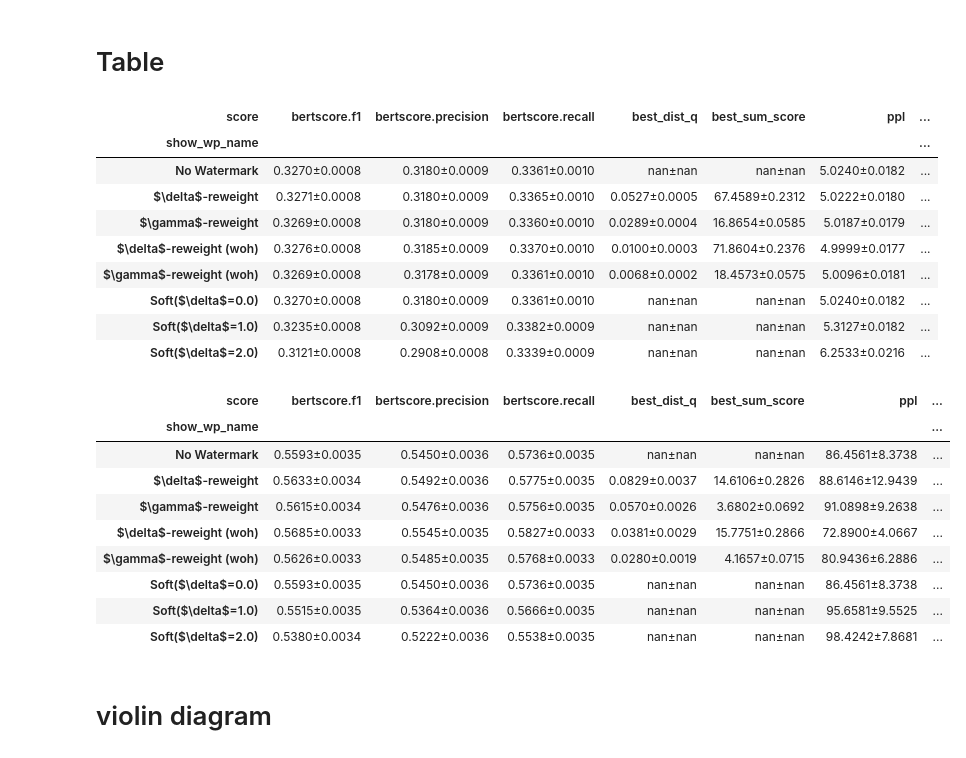
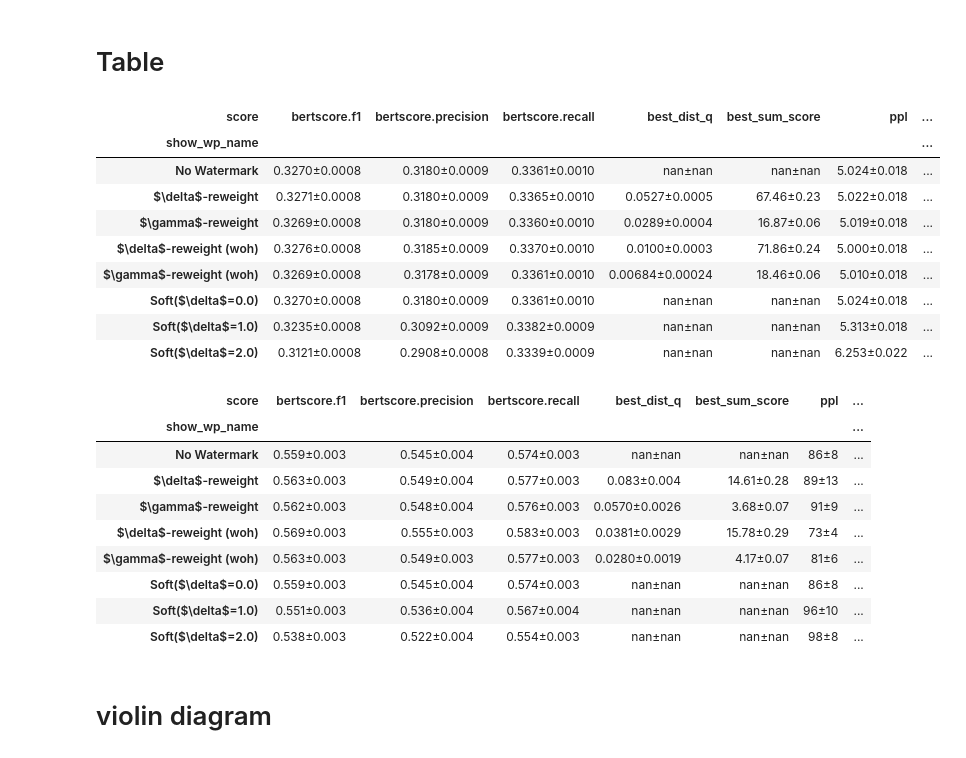
Before and after one commit to xiaoniu-578fa6bff964d005/UnbiasedWatermark, a Jupyter notebook: plot.ipynb, the cells around one changed output. Drawn from its saved outputs; the diff is of its cells as text; code cells hidden in the pictures.

```diff
--- a/plot.ipynb
+++ b/plot.ipynb
@@ -83,17 +83,25 @@ def sample_df_2_stat(df, bootstrap=False, show_wp=None):
         value_name="value",
     )
     sdf = sdf.groupby(["show_wp_name", "score"]).agg(["mean", "std", "count"])
-    if not bootstrap:
-        format_fn = lambda x: "{:.4f}±{:.4f}".format(
-            x["mean"], x["std"] / np.sqrt(x["count"])
-        )
-    else:
-        format_fn = lambda x: "{:.4f}±{:.4f}".format(x["mean"], x["std"])
+
+    def format_fn(x):
+        mean = x["mean"]
+        if not bootstrap:
+            std = x["std"] / np.sqrt(x["count"])
+        else:
+            std = x["std"]
+        if not np.isfinite(std):
+            return f"{mean:.2f}±{std:.2f}"
+        useful_digits = np.max(-int(np.floor(np.log10(std / 3))), 0)
+        fmt_str = f"{{:.{useful_digits}f}}±{{:.{useful_digits}f}}"
+        return fmt_str.format(mean, std)
+
     sdf = sdf["value"].apply(format_fn, axis=1).unstack()
     if show_wp:
         sdf = sdf.loc[show_wp]
     return sdf
 
+
 def merge_stat_df(df1, df2):
     df = pd.merge(df1, df2, left_index=True, right_index=True)
     return df
@@ -106,27 +114,30 @@ sample_df_2_stat(tsdf, show_wp=show_wp)
 # %% [output]
 | score | bertscore.f1 | bertscore.precision | bertscore.recall | best_dist_q | best_sum_score | ppl | ... |
 | show_wp_name |  |  |  |  |  |  | ... |
-| No Watermark | 0.3270±0.0008 | 0.3180±0.0009 | 0.3361±0.0010 | nan±nan | nan±nan | 5.0240±0.0182 | ... |
-| $\delta$-reweight | 0.3271±0.0008 | 0.3180±0.0009 | 0.3365±0.0010 | 0.0527±0.0005 | 67.4589±0.2312 | 5.0222±0.0180 | ... |
-| $\gamma$-reweight | 0.3269±0.0008 | 0.3180±0.0009 | 0.3360±0.0010 | 0.0289±0.0004 | 16.8654±0.0585 | 5.0187±0.0179 | ... |
-| $\delta$-reweight (woh) | 0.3276±0.0008 | 0.3185±0.0009 | 0.3370±0.0010 | 0.0100±0.0003 | 71.8604±0.2376 | 4.9999±0.0177 | ... |
-| $\gamma$-reweight (woh) | 0.3269±0.0008 | 0.3178±0.0009 | 0.3361±0.0010 | 0.0068±0.0002 | 18.4573±0.0575 | 5.0096±0.0181 | ... |
-| Soft($\delta$=0.0) | 0.3270±0.0008 | 0.3180±0.0009 | 0.3361±0.0010 | nan±nan | nan±nan | 5.0240±0.0182 | ... |
-| Soft($\delta$=1.0) | 0.3235±0.0008 | 0.3092±0.0009 | 0.3382±0.0009 | nan±nan | nan±nan | 5.3127±0.0182 | ... |
-| Soft($\delta$=2.0) | 0.3121±0.0008 | 0.2908±0.0008 | 0.3339±0.0009 | nan±nan | nan±nan | 6.2533±0.0216 | ... |
+| No Watermark | 0.3270±0.0008 | 0.3180±0.0009 | 0.3361±0.0010 | nan±nan | nan±nan | 5.024±0.018 | ... |
+| $\delta$-reweight | 0.3271±0.0008 | 0.3180±0.0009 | 0.3365±0.0010 | 0.0527±0.0005 | 67.46±0.23 | 5.022±0.018 | ... |
+| $\gamma$-reweight | 0.3269±0.0008 | 0.3180±0.0009 | 0.3360±0.0010 | 0.0289±0.0004 | 16.87±0.06 | 5.019±0.018 | ... |
+| $\delta$-reweight (woh) | 0.3276±0.0008 | 0.3185±0.0009 | 0.3370±0.0010 | 0.0100±0.0003 | 71.86±0.24 | 5.000±0.018 | ... |
+| $\gamma$-reweight (woh) | 0.3269±0.0008 | 0.3178±0.0009 | 0.3361±0.0010 | 0.00684±0.00024 | 18.46±0.06 | 5.010±0.018 | ... |
+| Soft($\delta$=0.0) | 0.3270±0.0008 | 0.3180±0.0009 | 0.3361±0.0010 | nan±nan | nan±nan | 5.024±0.018 | ... |
+| Soft($\delta$=1.0) | 0.3235±0.0008 | 0.3092±0.0009 | 0.3382±0.0009 | nan±nan | nan±nan | 5.313±0.018 | ... |
+| Soft($\delta$=2.0) | 0.3121±0.0008 | 0.2908±0.0008 | 0.3339±0.0009 | nan±nan | nan±nan | 6.253±0.022 | ... |
 # %%
-merge_stat_df(sample_df_2_stat(mtdf, show_wp=show_wp), sample_df_2_stat(mtbsdf, bootstrap=True, show_wp=show_wp))
+merge_stat_df(
+    sample_df_2_stat(mtdf, show_wp=show_wp),
+    sample_df_2_stat(mtbsdf, bootstrap=True, show_wp=show_wp),
+)
 # %% [output]
 | score | bertscore.f1 | bertscore.precision | bertscore.recall | best_dist_q | best_sum_score | ppl | ... |
 | show_wp_name |  |  |  |  |  |  | ... |
-| No Watermark | 0.5593±0.0035 | 0.5450±0.0036 | 0.5736±0.0035 | nan±nan | nan±nan | 86.4561±8.3738 | ... |
-| $\delta$-reweight | 0.5633±0.0034 | 0.5492±0.0036 | 0.5775±0.0035 | 0.0829±0.0037 | 14.6106±0.2826 | 88.6146±12.9439 | ... |
-| $\gamma$-reweight | 0.5615±0.0034 | 0.5476±0.0036 | 0.5756±0.0035 | 0.0570±0.0026 | 3.6802±0.0692 | 91.0898±9.2638 | ... |
-| $\delta$-reweight (woh) | 0.5685±0.0033 | 0.5545±0.0035 | 0.5827±0.0033 | 0.0381±0.0029 | 15.7751±0.2866 | 72.8900±4.0667 | ... |
-| $\gamma$-reweight (woh) | 0.5626±0.0033 | 0.5485±0.0035 | 0.5768±0.0033 | 0.0280±0.0019 | 4.1657±0.0715 | 80.9436±6.2886 | ... |
-| Soft($\delta$=0.0) | 0.5593±0.0035 | 0.5450±0.0036 | 0.5736±0.0035 | nan±nan | nan±nan | 86.4561±8.3738 | ... |
-| Soft($\delta$=1.0) | 0.5515±0.0035 | 0.5364±0.0036 | 0.5666±0.0035 | nan±nan | nan±nan | 95.6581±9.5525 | ... |
-| Soft($\delta$=2.0) | 0.5380±0.0034 | 0.5222±0.0036 | 0.5538±0.0035 | nan±nan | nan±nan | 98.4242±7.8681 | ... |
+| No Watermark | 0.559±0.003 | 0.545±0.004 | 0.574±0.003 | nan±nan | nan±nan | 86±8 | ... |
+| $\delta$-reweight | 0.563±0.003 | 0.549±0.004 | 0.577±0.003 | 0.083±0.004 | 14.61±0.28 | 89±13 | ... |
+| $\gamma$-reweight | 0.562±0.003 | 0.548±0.004 | 0.576±0.003 | 0.0570±0.0026 | 3.68±0.07 | 91±9 | ... |
+| $\delta$-reweight (woh) | 0.569±0.003 | 0.555±0.003 | 0.583±0.003 | 0.0381±0.0029 | 15.78±0.29 | 73±4 | ... |
+| $\gamma$-reweight (woh) | 0.563±0.003 | 0.549±0.003 | 0.577±0.003 | 0.0280±0.0019 | 4.17±0.07 | 81±6 | ... |
+| Soft($\delta$=0.0) | 0.559±0.003 | 0.545±0.004 | 0.574±0.003 | nan±nan | nan±nan | 86±8 | ... |
+| Soft($\delta$=1.0) | 0.551±0.003 | 0.536±0.004 | 0.567±0.004 | nan±nan | nan±nan | 96±10 | ... |
+| Soft($\delta$=2.0) | 0.538±0.003 | 0.522±0.004 | 0.554±0.003 | nan±nan | nan±nan | 98±8 | ... |
 # %% [markdown]
 # violin diagram
 # %%
```
Also changed, not shown: parts of 9 cells of this notebook.
